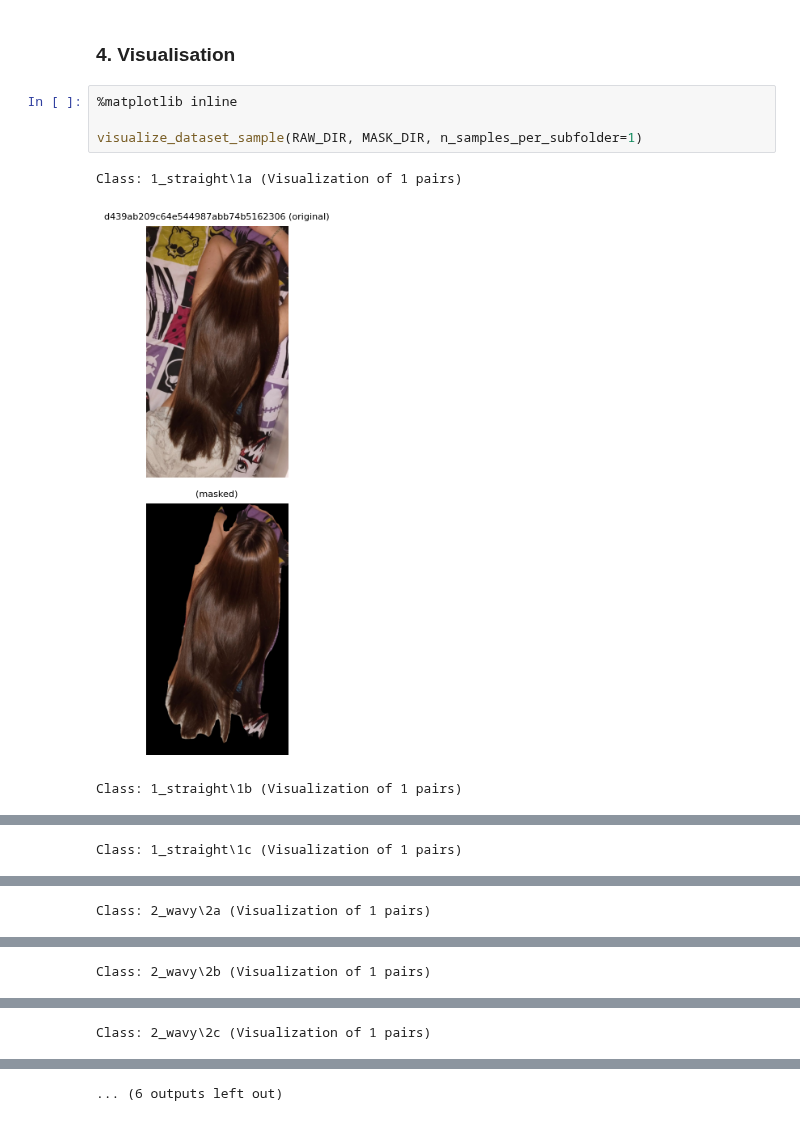
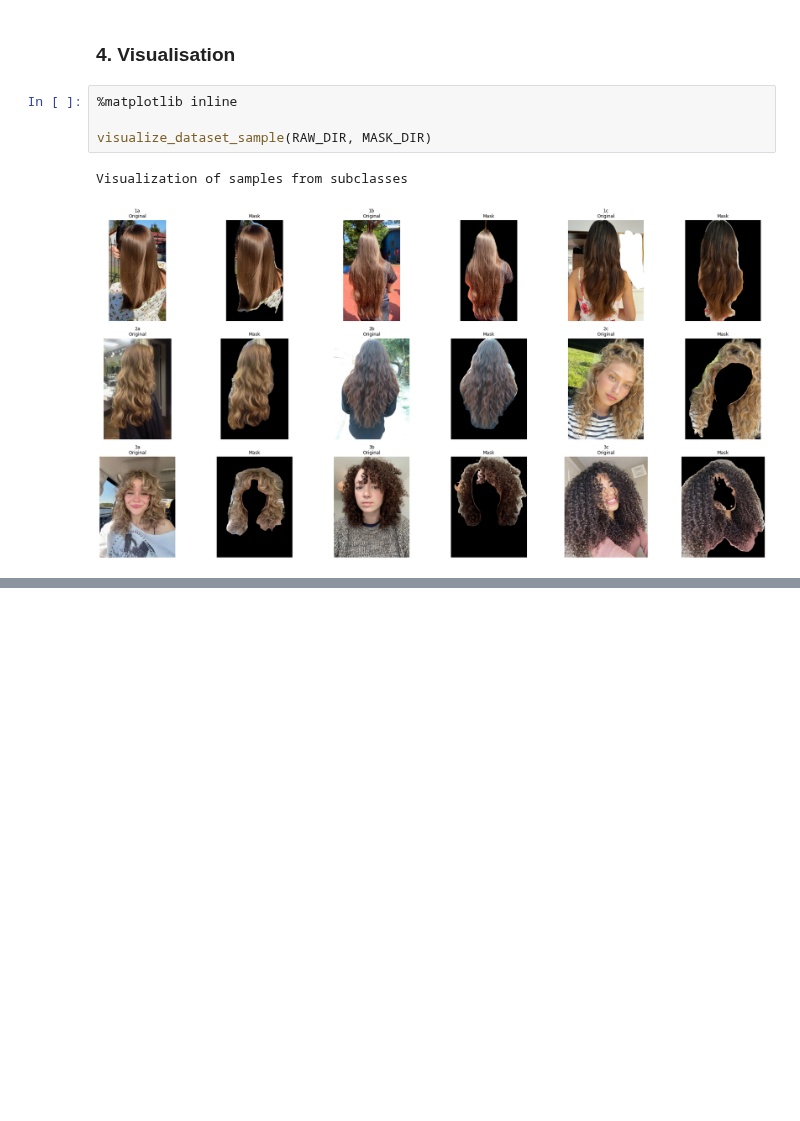
Before and after one commit to sq7alx/hair-type-classifier, a Jupyter notebook: notebooks/segmentation_verification.ipynb, the cells around one changed output, grey strips where cells are left out. Cells and saved outputs as stored; diff of their text form; blank space fills up the shorter version.

Commit message:
refactor: background removal visualisation

```diff
--- a/notebooks/segmentation_verification.ipynb
+++ b/notebooks/segmentation_verification.ipynb
@@ -111,8 +122,7 @@ def visualize_dataset_sample(raw_base_dir: Path, mask_base_dir: Path, n_samples_
 # %%
 %matplotlib inline
 
-visualize_dataset_sample(RAW_DIR, MASK_DIR, n_samples_per_subfolder=1)
+visualize_dataset_sample(RAW_DIR, MASK_DIR)
 # %% [output]
-Class: 1_straight\1a (Visualization of 1 pairs)
+Visualization of samples from subclasses
-[figure, old version]
+[figure, new version]
-Class: 1_straight\1b (Visualization of 1 pairs)
@@ -120 +128,0 @@ Class: 1_straight\1b (Visualization of 1 pairs)
-Class: 1_straight\1c (Visualization of 1 pairs)
@@ -122 +128,0 @@ Class: 1_straight\1c (Visualization of 1 pairs)
-Class: 2_wavy\2a (Visualization of 1 pairs)
@@ -124 +128,0 @@ Class: 2_wavy\2a (Visualization of 1 pairs)
-Class: 2_wavy\2b (Visualization of 1 pairs)
@@ -126 +128,0 @@ Class: 2_wavy\2b (Visualization of 1 pairs)
-Class: 2_wavy\2c (Visualization of 1 pairs)
@@ -128 +128,0 @@ Class: 2_wavy\2c (Visualization of 1 pairs)
-... (6 outputs left out)
```
Also changed, not shown: parts of 4 cells of this notebook.
